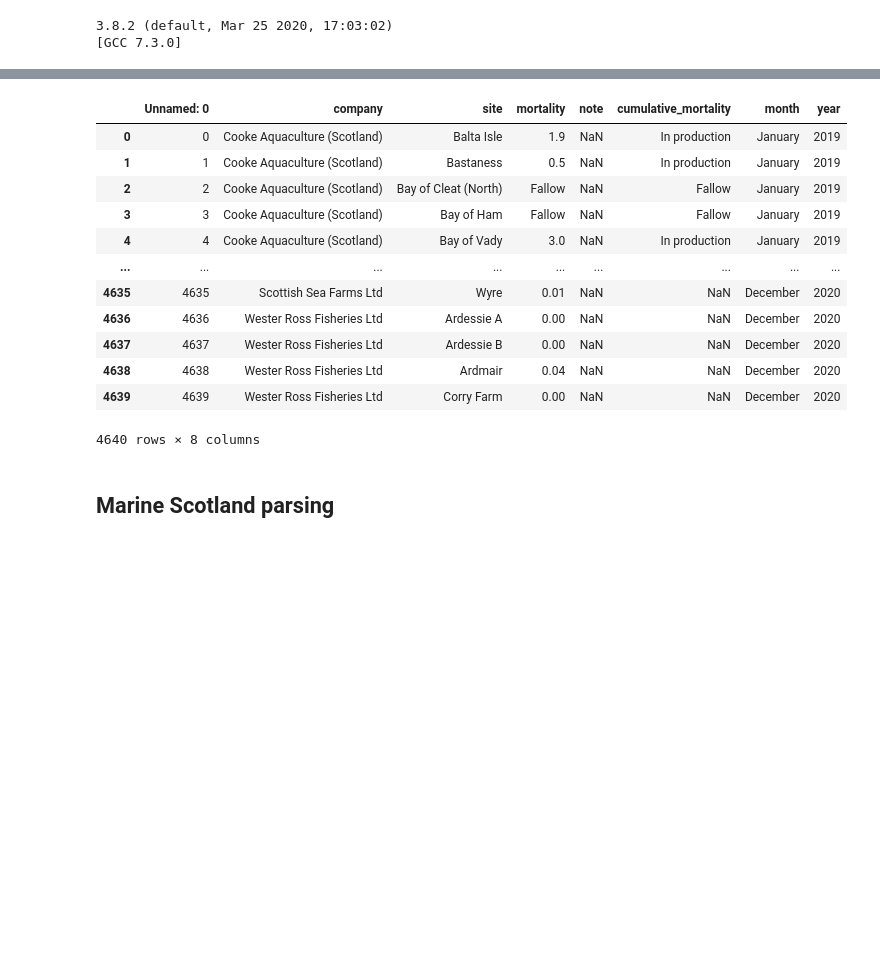
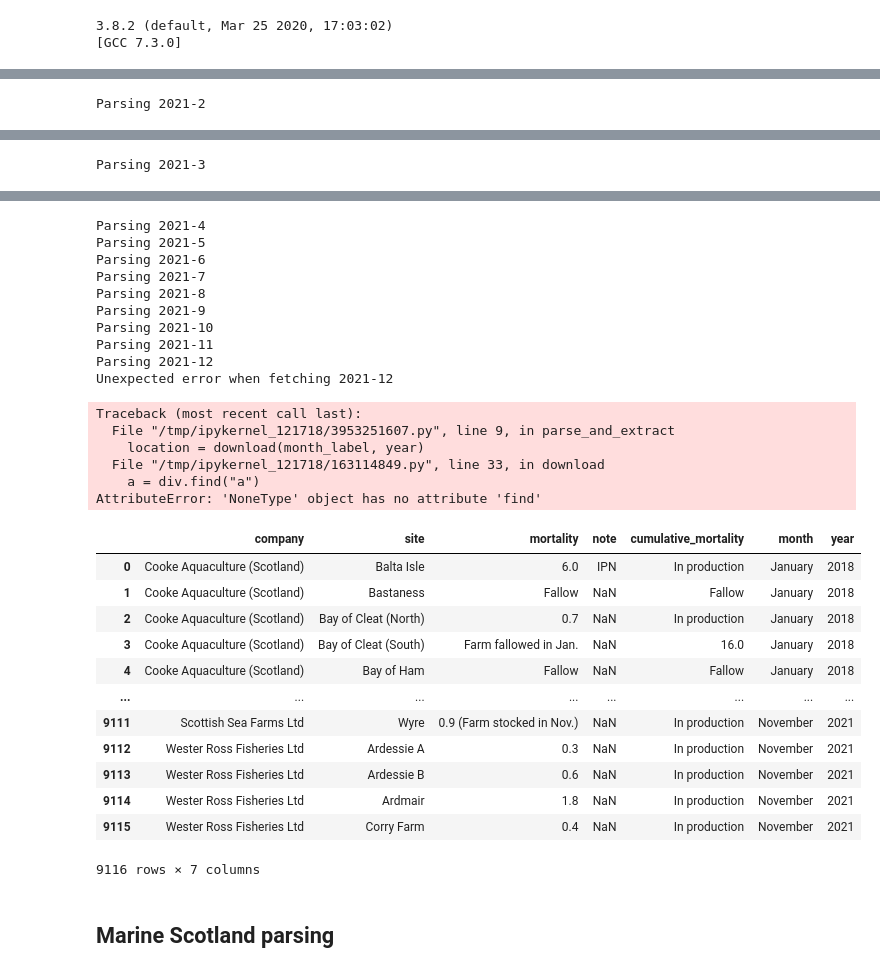
Before and after one commit to resistance-modelling/slim, a Jupyter notebook: slim/surveys/scraper.ipynb, the cells around one changed output, grey strips where cells are left out. Drawn from its saved outputs; the diff is of its cells as text; code cells hidden in the pictures; blank space fills up the shorter version.

```diff
--- a/slim/surveys/scraper.ipynb
+++ b/slim/surveys/scraper.ipynb
@@ -27,11 +27,18 @@ REPORT_URL = f"{WEBSITE}/reports/monthly-mortality-rate-%s-%d"
 
 def download(month: str, year: int):
     report_out_folder = Path("output/reports/")
-    filename = report_out_folder / f"SS-{month}-{year}.pdf"
+    if year == 2018:
+        filename = report_out_folder / f"SS-{year}.pdf"
+    else:
+        filename = report_out_folder / f"SS-{month}-{year}.pdf"
     os.makedirs(str(report_out_folder), exist_ok=True)
 
     if not filename.exists():
-        url = REPORT_URL % (month, year)
+        if year == 2018:
+            # All monthly data were merged in a single pdf apparently
+            url = "https://www.salmonscotland.co.uk/reports/scottish-salmon-survival-rates-2018"
+        else:
+            url = REPORT_URL % (month, year)
         parse_page = get(url).content
         parser = BeautifulSoup(parse_page, "html.parser")
         div = parser.find("div", class_="download-link")
@@ -39,7 +46,10 @@ def download(month: str, year: int):
         download_link = WEBSITE + a["href"]
 
         report_out_folder = Path("output/reports/")
-        filename = report_out_folder / f"SS-{month}-{year}.pdf"
+        if year == 2018:
+            report_out_folder / f"SS-{year}.pdf"
+        else:
+            filename = report_out_folder / f"SS-{month}-{year}.pdf"
         os.makedirs(str(report_out_folder), exist_ok=True)
         downloaded_pdf = get(download_link)
 
@@ -87,15 +127,21 @@ def get_pdf_pages(pdf, month, year):
     return pd.concat(dfs, ignore_index=True, sort=False)
 # %%
-import asyncio
 import datetime
+
 
 def extract_year_report(year):
     def parse_and_extract(month):
+        print(f"Parsing {year}-{month}")
         month_label = datetime.date(year, month, 1).strftime('%B')
-        location = download(month_label, year)
-        return get_pdf_pages(location, month_label, year)
+        try:
+            location = download(month_label, year)
+            return get_pdf_pages(location, month_label, year)
+        except:
+            print(f"Unexpected error when fetching {year}-{month}")
+            traceback.print_exc()
 
     dfs = [parse_and_extract(month) for month in range(1, 13)]
+
     df = pd.concat(dfs, ignore_index=True)
     df[~df["company"].isnull()].reset_index(drop=True)
     df["year"] = df["year"].apply(np.uint64)
@@ -107,9 +153,9 @@ def collate_years(range_):
 # %%
 # This is going to take some time
 
-REPORT_LOCATION = "output/reports/SS-full-2019-2020.csv"
+REPORT_LOCATION = "output/reports/SS-full-2018-2022.csv"
 if not Path(REPORT_LOCATION).exists():
-    df = collate_years(range(2019, 2021))
+    df = collate_years(range(2018, 2022))
     df = df.replace({"Ardgadden": "Ardgaddan", "Ardcastle Bay": "Ardcastle"})
     df.to_csv(REPORT_LOCATION)
 else:
@@ -119,0 +192 @@ df
+Parsing 2021-2
@@ -119,0 +197 @@ df
+Parsing 2021-3
@@ -120,16 +202,32 @@ df
+Parsing 2021-4
+Parsing 2021-5
+Parsing 2021-6
+Parsing 2021-7
+Parsing 2021-8
+Parsing 2021-9
+Parsing 2021-10
+Parsing 2021-11
+Parsing 2021-12
+Unexpected error when fetching 2021-12
+Traceback (most recent call last):
+  File "/tmp/ipykernel_121718/3953251607.py", line 9, in parse_and_extract
+    location = download(month_label, year)
+  File "/tmp/ipykernel_121718/163114849.py", line 33, in download
+    a = div.find("a")
+AttributeError: 'NoneType' object has no attribute 'find'
-|  | Unnamed: 0 | company | site | mortality | note | cumulative_mortality | month | year |
-| 0 | 0 | Cooke Aquaculture (Scotland) | Balta Isle | 1.9 | NaN | In production | January | 2019 |
-| 1 | 1 | Cooke Aquaculture (Scotland) | Bastaness | 0.5 | NaN | In production | January | 2019 |
-| 2 | 2 | Cooke Aquaculture (Scotland) | Bay of Cleat (North) | Fallow | NaN | Fallow | January | 2019 |
-| 3 | 3 | Cooke Aquaculture (Scotland) | Bay of Ham | Fallow | NaN | Fallow | January | 2019 |
-| 4 | 4 | Cooke Aquaculture (Scotland) | Bay of Vady | 3.0 | NaN | In production | January | 2019 |
-| ... | ... | ... | ... | ... | ... | ... | ... | ... |
-| 4635 | 4635 | Scottish Sea Farms Ltd | Wyre | 0.01 | NaN | NaN | December | 2020 |
-| 4636 | 4636 | Wester Ross Fisheries Ltd | Ardessie A | 0.00 | NaN | NaN | December | 2020 |
-| 4637 | 4637 | Wester Ross Fisheries Ltd | Ardessie B | 0.00 | NaN | NaN | December | 2020 |
-| 4638 | 4638 | Wester Ross Fisheries Ltd | Ardmair | 0.04 | NaN | NaN | December | 2020 |
-| 4639 | 4639 | Wester Ross Fisheries Ltd | Corry Farm | 0.00 | NaN | NaN | December | 2020 |
+|  | company | site | mortality | note | cumulative_mortality | month | year |
+| 0 | Cooke Aquaculture (Scotland) | Balta Isle | 6.0 | IPN | In production | January | 2018 |
+| 1 | Cooke Aquaculture (Scotland) | Bastaness | Fallow | NaN | Fallow | January | 2018 |
+| 2 | Cooke Aquaculture (Scotland) | Bay of Cleat (North) | 0.7 | NaN | In production | January | 2018 |
+| 3 | Cooke Aquaculture (Scotland) | Bay of Cleat (South) | Farm fallowed in Jan. | NaN | 16.0 | January | 2018 |
+| 4 | Cooke Aquaculture (Scotland) | Bay of Ham | Fallow | NaN | Fallow | January | 2018 |
+| ... | ... | ... | ... | ... | ... | ... | ... |
+| 9111 | Scottish Sea Farms Ltd | Wyre | 0.9 (Farm stocked in Nov.) | NaN | In production | November | 2021 |
+| 9112 | Wester Ross Fisheries Ltd | Ardessie A | 0.3 | NaN | In production | November | 2021 |
+| 9113 | Wester Ross Fisheries Ltd | Ardessie B | 0.6 | NaN | In production | November | 2021 |
+| 9114 | Wester Ross Fisheries Ltd | Ardmair | 1.8 | NaN | In production | November | 2021 |
+| 9115 | Wester Ross Fisheries Ltd | Corry Farm | 0.4 | NaN | In production | November | 2021 |
-4640 rows × 8 columns
+9116 rows × 7 columns
 # %% [markdown]
 ## Marine Scotland parsing
 # %%
```
Also changed, not shown: parts of 5 cells of this notebook, 12 other files.
